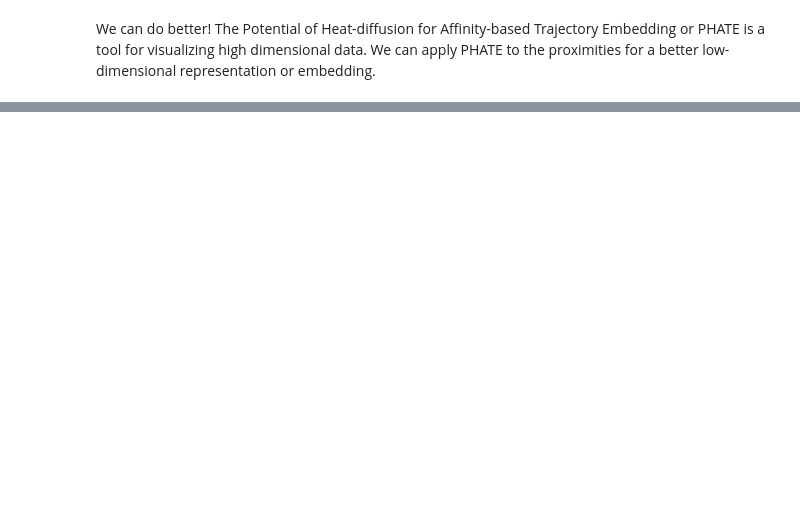
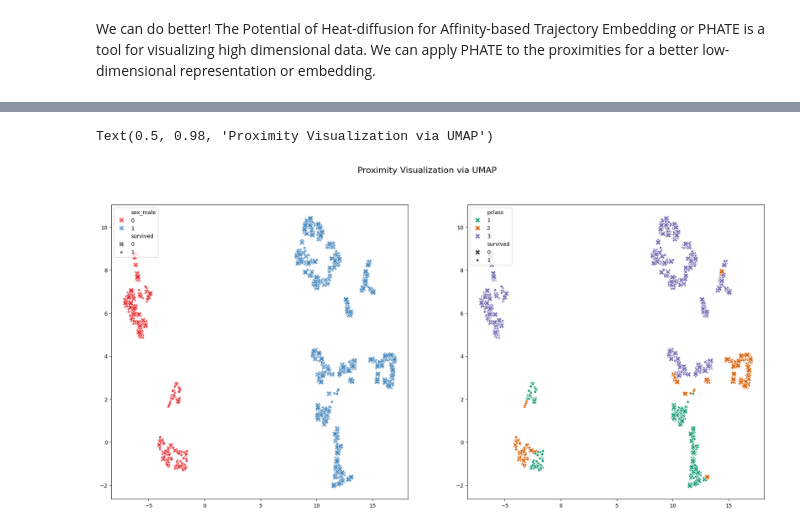
Before and after one commit to rhodes-byu/RF-Proximities-Workshop, a Jupyter notebook: demo.ipynb, the cells around one changed output, grey strips where cells are left out. Cells and saved outputs as stored; diff of their text form; code cells hidden in the pictures; blank space fills up the shorter version.

```diff
--- a/demo.ipynb
+++ b/demo.ipynb
@@ -175,0 +291,26 @@ from rfphate import RFPHATE
+# %%
+from umap import UMAP
+umap = UMAP(metric = 'precomputed', random_state = 42)
+# %%
+umap_emb = umap.fit_transform(rf_distances)
+# %%
+fig, axes = plt.subplots(1, 2, figsize=(22, 10))
+markers = ['X', '.']
+s = 100
+sns.scatterplot(x=umap_emb[:, 0], y=umap_emb[:, 1],
+                hue=X_train_imputed.sex_male, style=y_train,
+                palette='Set1', ax=axes[0], s=s,
+                markers=markers, alpha = 0.7)
+
+sns.scatterplot(x=umap_emb[:, 0], y=umap_emb[:, 1],
+                hue=X_train_imputed.pclass, style=y_train,
+                palette='Dark2', ax=axes[1], s=s,
+                markers=markers)
+
+
+for ax in axes:
+    ax.legend(loc='upper left')
+fig.suptitle("Proximity Visualization via UMAP", fontsize=16)
+# %% [output]
+Text(0.5, 0.98, 'Proximity Visualization via UMAP')
+[figure, added]
```
Also changed, not shown: parts of 29 cells of this notebook.
